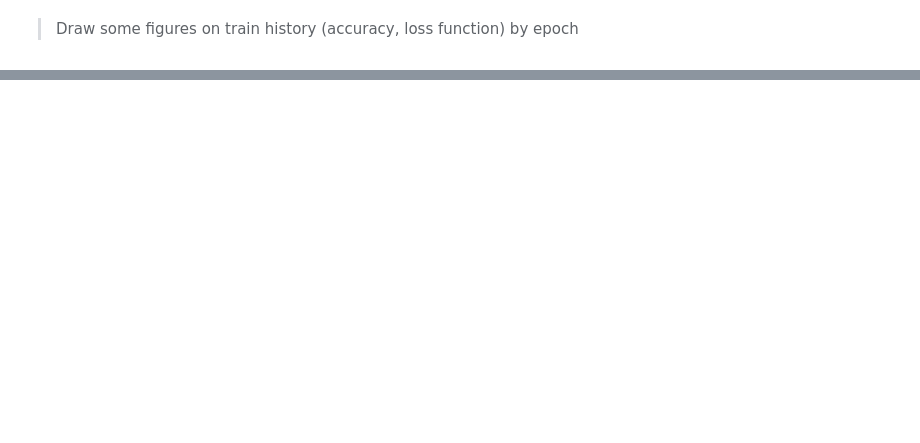
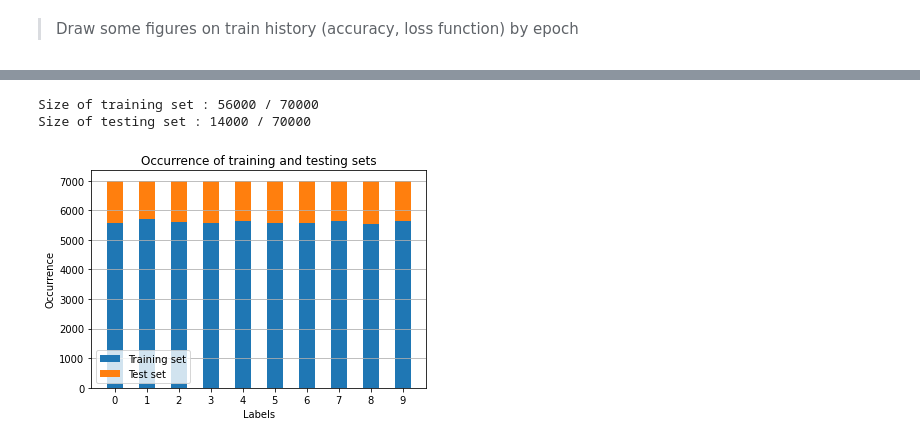
Before and after one commit to guilhAbreu/AI-LEARNING, a Jupyter notebook: TP2/TP2_DL_image_classification.ipynb, the cells around one changed output, grey strips where cells are left out. Cells and saved outputs as stored; diff of their text form; code cells hidden in the pictures; blank space fills up the shorter version.

```diff
--- a/TP2/TP2_DL_image_classification.ipynb
+++ b/TP2/TP2_DL_image_classification.ipynb
@@ -930,0 +909,8 @@ Test err:  1.07 %  time: 0.72 min
+# %%
+fashionMnist = fetch_openml('Fashion-MNIST') #You can also use and test Fashion-MNIST dataset
+samples = 0
+training_set = Dataset(fashionMnist, samples)
+test_ratio = 0.2;
+training_set.separate_train_test(test_ratio)
+training_set.display_train_test()
+# %% [output]
@@ -931,2 +918,5 @@ Test err:  1.07 %  time: 0.72 min
+Size of training set : 56000 / 70000
+Size of testing set : 14000 / 70000
+[figure, added]
 # %%
 CNN = Sequential()
```
Also changed, not shown: parts of 42 cells of this notebook, 23 other files.
